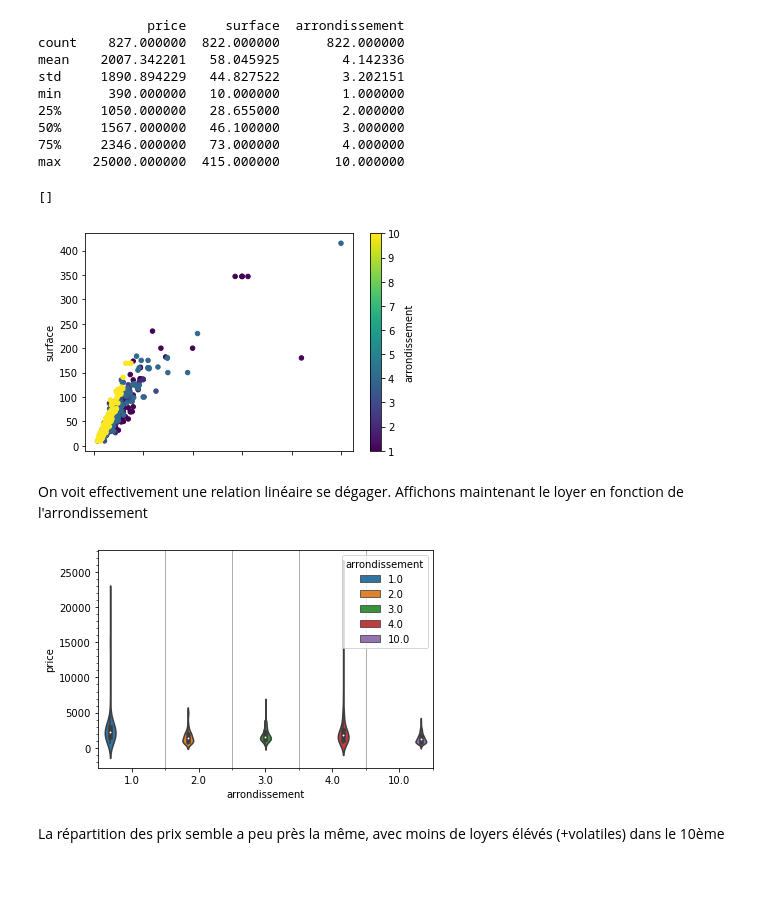
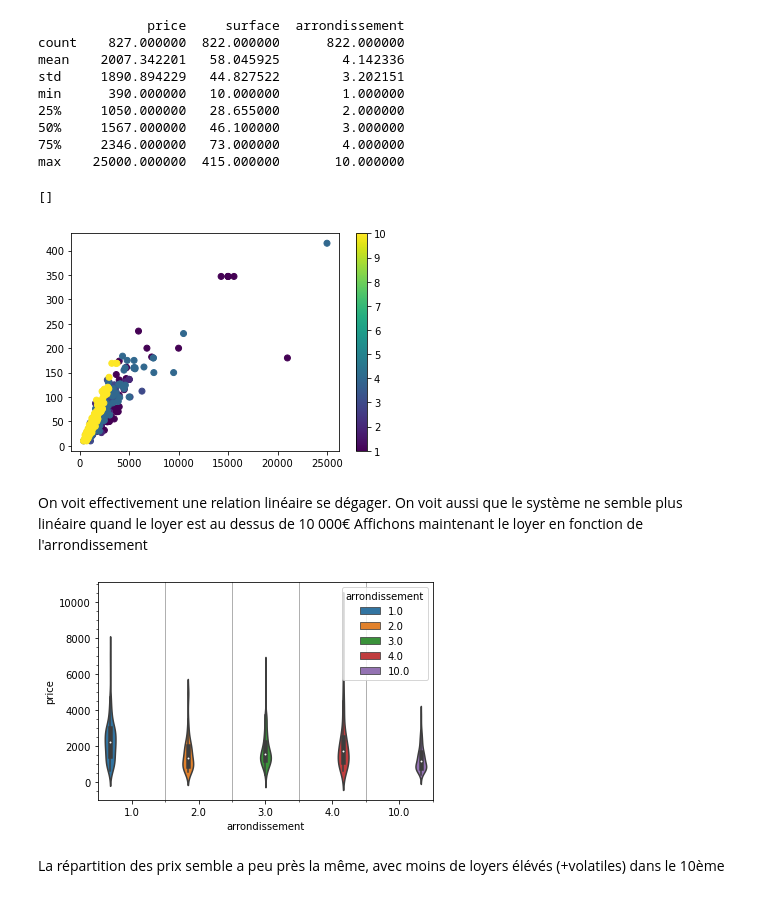
Before and after one commit to CorentinMAG/AI, a Jupyter notebook: linear_regression_improved.ipynb, the cells around one changed output. Cells and saved outputs as stored; diff of their text form; code cells hidden in the pictures.

```diff
--- a/linear_regression_improved.ipynb
+++ b/linear_regression_improved.ipynb
@@ -29,21 +29,29 @@ min      390.000000   10.000000        1.000000
 75%     2346.000000   73.000000        4.000000
 max    25000.000000  415.000000       10.000000
 # %%
-house_data.plot.scatter('price','surface',c='arrondissement',colormap='viridis')
+plt.scatter(house_data['price'],house_data['surface'],c=house_data['arrondissement'])
+plt.colorbar()
 plt.plot()
 # %% [output]
 []
-[figure, old version]
+[figure, new version]
 # %% [markdown]
 On voit effectivement une relation linéaire se dégager.
+On voit aussi que le système ne semble plus linéaire quand le loyer est au dessus de 10 000€
 Affichons maintenant le loyer en fonction de l'arrondissement
 # %%
+#on retire les données avec un loyer > 10 000€
+house_data = house_data[house_data['price']<10000]
+
+#on réordonne les index
+house_data = house_data.reset_index(drop = True)
+
 ax1 = sns.violinplot("arrondissement", "price", data=house_data, hue='arrondissement')
 ax1.minorticks_on()
 ax1.xaxis.set_minor_locator(AutoMinorLocator(2))
 ax1.grid(which='minor', axis='x', linewidth=1)
 # %% [output]
-[figure, old version]
+[figure, new version]
 # %% [markdown]
 La répartition des prix semble a peu près la même, avec moins de loyers élévés (+volatiles) dans le 10ème
 # %%
```
Also changed, not shown: parts of 7 cells of this notebook, 7 other files.
